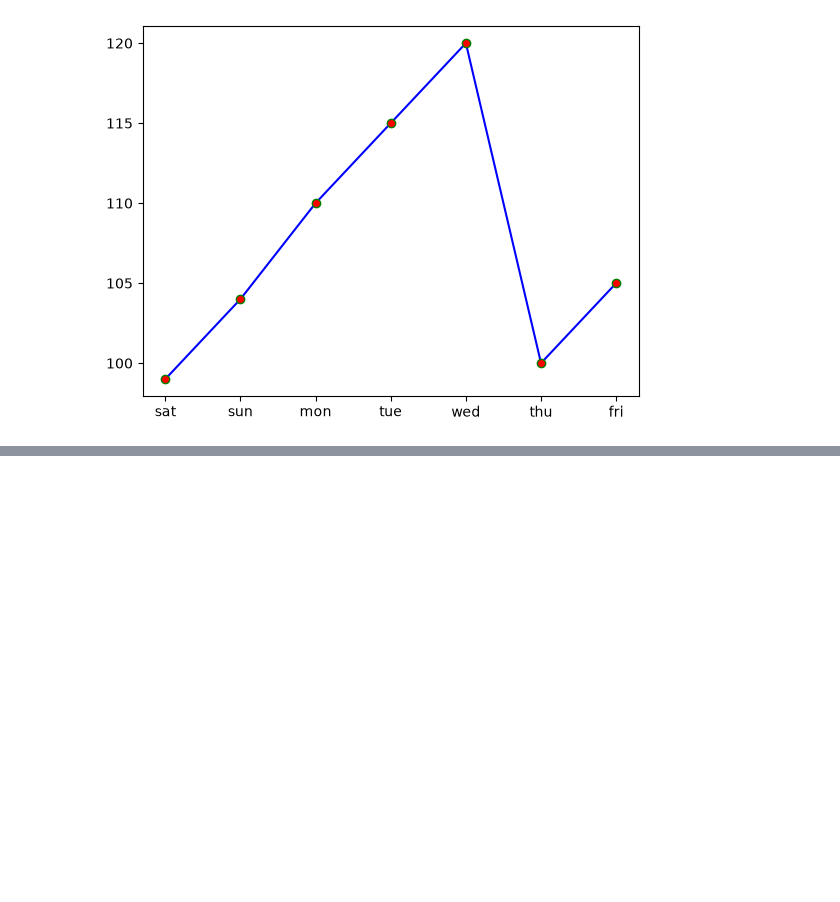
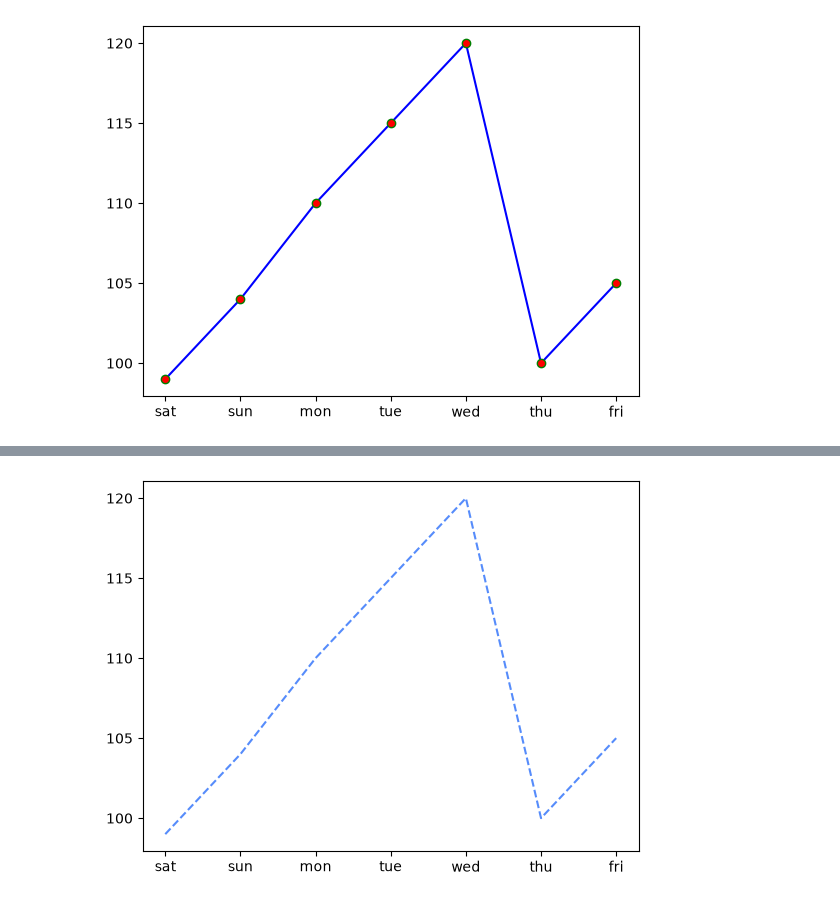
Before and after one commit to NazaninMontazeri/data_analysis_exercises, a Jupyter notebook: data_03/line_plot.ipynb, the cells around one changed output, grey strips where cells are left out. Cells and saved outputs as stored; diff of their text form; code cells hidden in the pictures; blank space fills up the shorter version.

```diff
--- a/data_03/line_plot.ipynb
+++ b/data_03/line_plot.ipynb
@@ -36,0 +43,6 @@ plt.show()
+# %%
+plt.plot(days , company_1 , linestyle = "dashed")
+
+plt.show()
+# %% [output]
+[figure, added]
```
Also changed, not shown: parts of 2 cells of this notebook.
